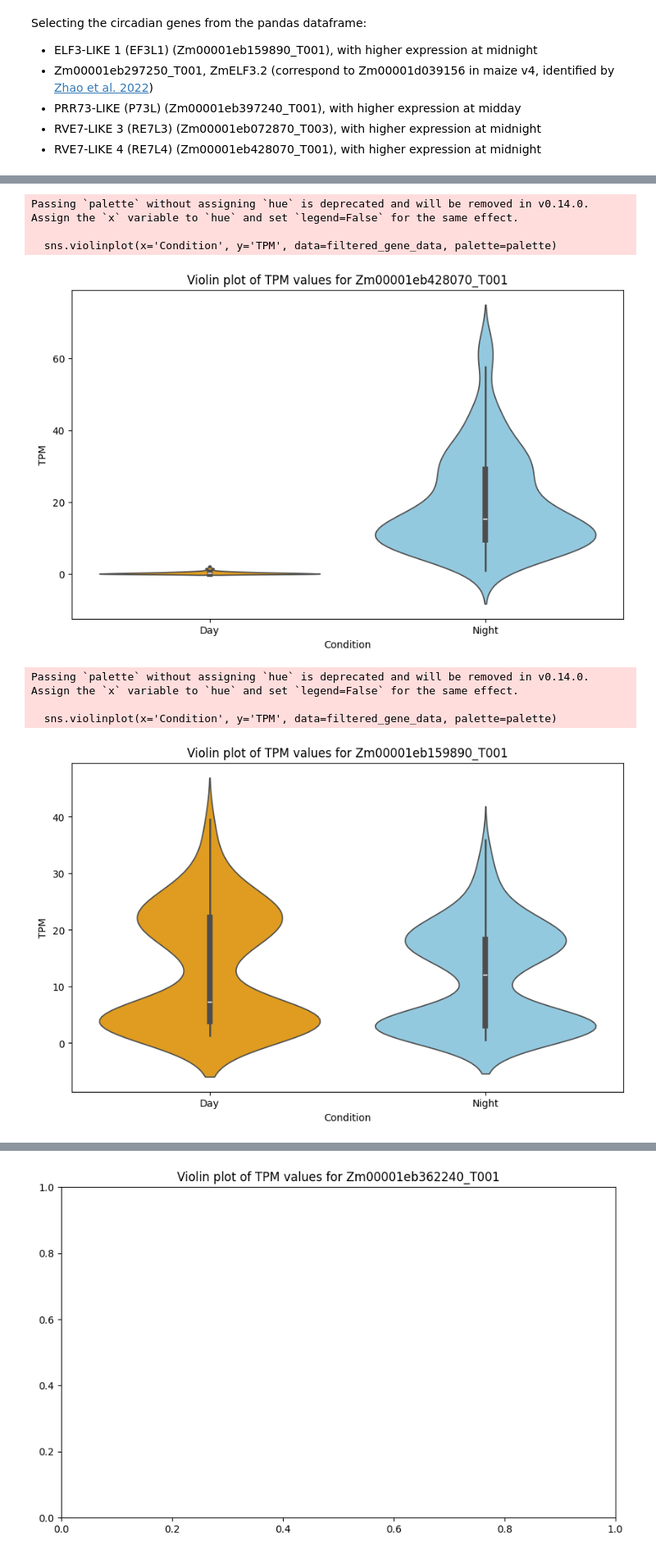
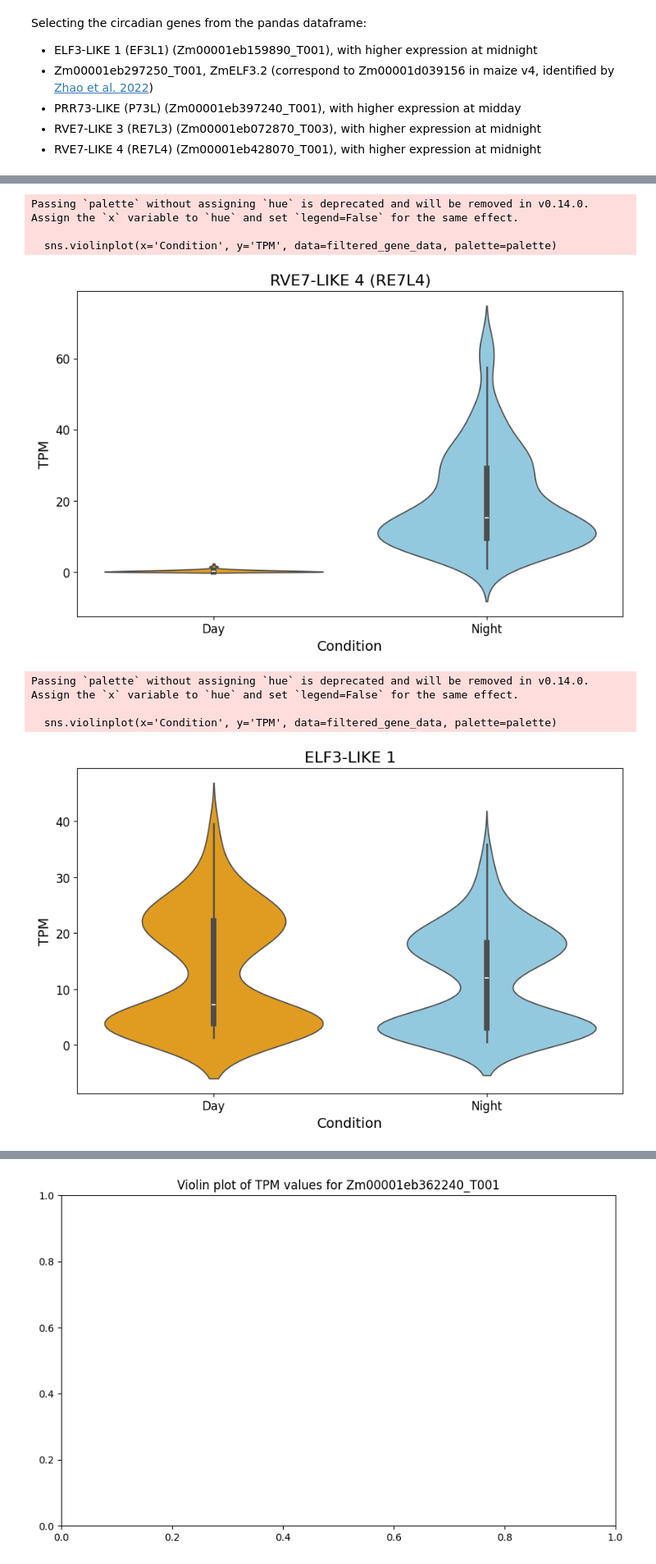
Before and after one commit to labbces/maize_transcriptome_microbiome_diurnal_periods, a Jupyter notebook: transcriptome/plots_circadian_cycle_genes.ipynb, the cells around one changed output, grey strips where cells are left out. Shown: that part at 82% size. Drawn from its saved outputs; the diff is of its cells as text; code cells hidden in the pictures.

Commit message:
Updating figures of circadian cycle genes

```diff
--- a/transcriptome/plots_circadian_cycle_genes.ipynb
+++ b/transcriptome/plots_circadian_cycle_genes.ipynb
@@ -65,10 +65,16 @@ gene_name = 'Zm00001eb397240_T001'
 palette = {'Day': 'orange', 'Night': 'skyblue'}
 filtered_gene_data = filtered_genes_df[filtered_genes_df['Name'] == gene_name]
 
+# Set font sizes
+plt.rc('axes', titlesize=16)  # Title font size
+plt.rc('axes', labelsize=14)  # Axis label font size
+plt.rc('xtick', labelsize=12)  # X-tick label font size
+plt.rc('ytick', labelsize=12)  # Y-tick label font size
+
 # Create the violin plot
 plt.figure(figsize=(10, 6))
 sns.violinplot(x='Condition', y='TPM', data=filtered_gene_data, palette=palette)
-plt.title(f'Violin plot of TPM values for {gene_name}')
+plt.title(f'PRR73-LIKE (P73L)')
 plt.show()
 # %% [output]
 Passing `palette` without assigning `hue` is deprecated and will be removed in v0.14.0. Assign the `x` variable to `hue` and set `legend=False` for the same effect.
@@ -85,10 +91,16 @@ gene_name = 'Zm00001eb072870_T003'
 palette = {'Day': 'orange', 'Night': 'skyblue'}
 filtered_gene_data = filtered_genes_df[filtered_genes_df['Name'] == gene_name]
 
+# Set font sizes
+plt.rc('axes', titlesize=16)  # Title font size
+plt.rc('axes', labelsize=14)  # Axis label font size
+plt.rc('xtick', labelsize=12)  # X-tick label font size
+plt.rc('ytick', labelsize=12)  # Y-tick label font size
+
 # Create the violin plot
 plt.figure(figsize=(10, 6))
 sns.violinplot(x='Condition', y='TPM', data=filtered_gene_data, palette=palette)
-plt.title(f'Violin plot of TPM values for {gene_name}')
+plt.title(f'RVE7-LIKE 3 (RE7L3)')
 plt.show()
 # %% [output]
 Passing `palette` without assigning `hue` is deprecated and will be removed in v0.14.0. Assign the `x` variable to `hue` and set `legend=False` for the same effect.
@@ -105,36 +117,48 @@ gene_name = 'Zm00001eb428070_T001'
 palette = {'Day': 'orange', 'Night': 'skyblue'}
 filtered_gene_data = filtered_genes_df[filtered_genes_df['Name'] == gene_name]
 
+# Set font sizes
+plt.rc('axes', titlesize=16)  # Title font size
+plt.rc('axes', labelsize=14)  # Axis label font size
+plt.rc('xtick', labelsize=12)  # X-tick label font size
+plt.rc('ytick', labelsize=12)  # Y-tick label font size
+
 # Create the violin plot
 plt.figure(figsize=(10, 6))
 sns.violinplot(x='Condition', y='TPM', data=filtered_gene_data, palette=palette)
-plt.title(f'Violin plot of TPM values for {gene_name}')
+plt.title(f'RVE7-LIKE 4 (RE7L4)')
 plt.show()
 # %% [output]
 Passing `palette` without assigning `hue` is deprecated and will be removed in v0.14.0. Assign the `x` variable to `hue` and set `legend=False` for the same effect.
 
   sns.violinplot(x='Condition', y='TPM', data=filtered_gene_data, palette=palette)
-[figure, old version]
+[figure, new version]
 # %%
 import seaborn as sns
 
 import matplotlib.pyplot as plt
 
 # Filter the data for a single gene name
 gene_name = 'Zm00001eb159890_T001'
 palette = {'Day': 'orange', 'Night': 'skyblue'}
 filtered_gene_data = filtered_genes_df[filtered_genes_df['Name'] == gene_name]
 
+# Set font sizes
+plt.rc('axes', titlesize=16)  # Title font size
+plt.rc('axes', labelsize=14)  # Axis label font size
+plt.rc('xtick', labelsize=12)  # X-tick label font size
+plt.rc('ytick', labelsize=12)  # Y-tick label font size
+
 # Create the violin plot
 plt.figure(figsize=(10, 6))
 sns.violinplot(x='Condition', y='TPM', data=filtered_gene_data, palette=palette)
-plt.title(f'Violin plot of TPM values for {gene_name}')
+plt.title(f'ELF3-LIKE 1')
 plt.show()
 # %% [output]
 Passing `palette` without assigning `hue` is deprecated and will be removed in v0.14.0. Assign the `x` variable to `hue` and set `legend=False` for the same effect.
 
   sns.violinplot(x='Condition', y='TPM', data=filtered_gene_data, palette=palette)
-[figure, old version]
+[figure, new version]
 # %%
 import seaborn as sns
 
```
Also changed, not shown: parts of 3 cells of this notebook.
